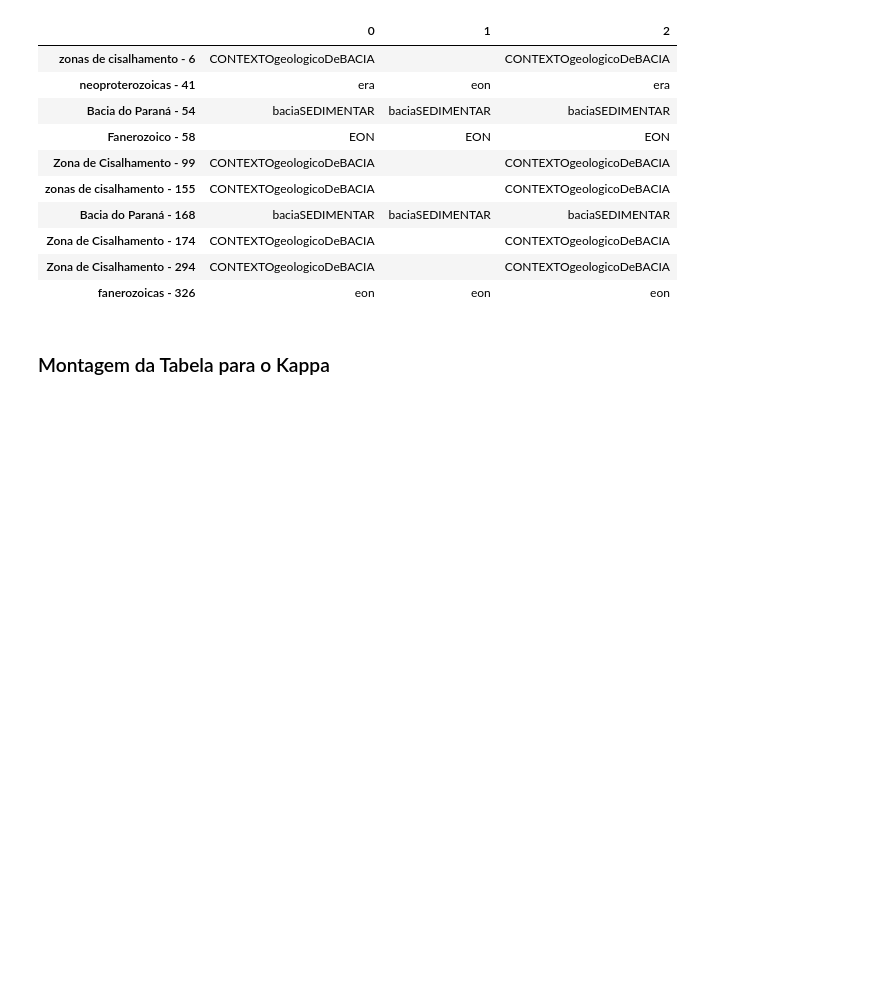
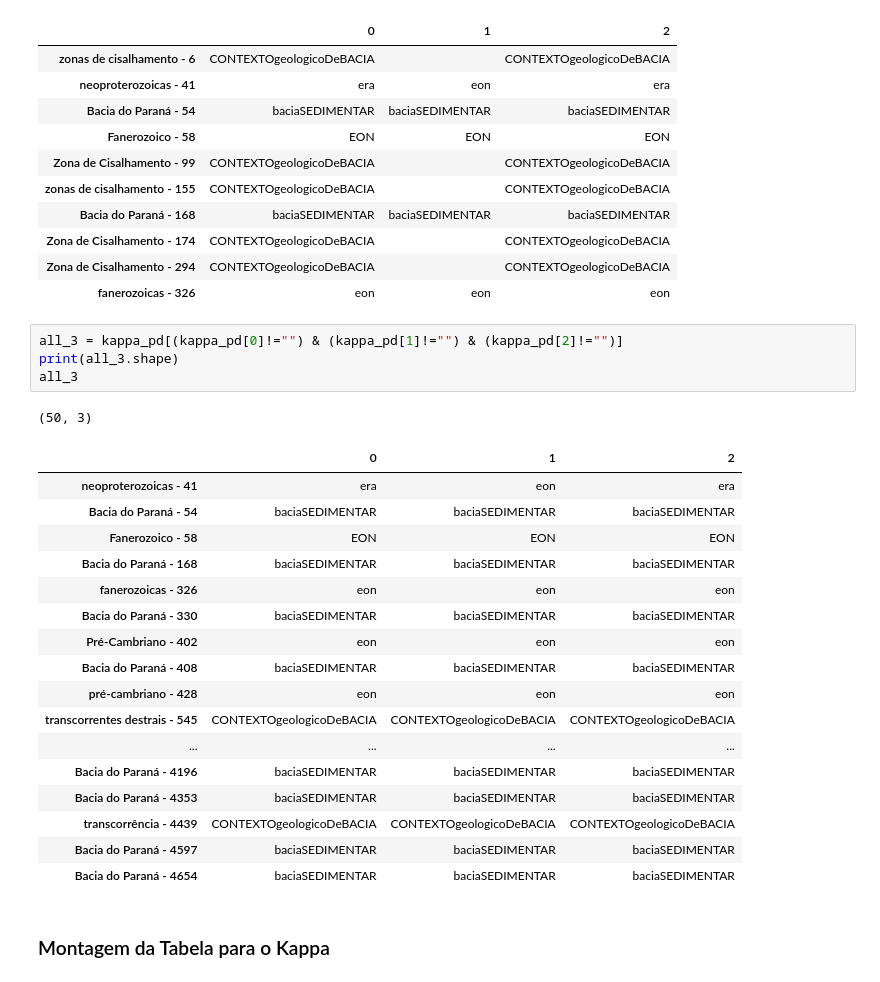
Before and after one commit to nlp-pucrs/idengeo, a Jupyter notebook: texto1/fleiss_kappa.ipynb, the cells around one changed output. Saved outputs shown, nothing was run; the diff lists cells and outputs as text; blank space fills up the shorter version.

```diff
--- a/texto1/fleiss_kappa.ipynb
+++ b/texto1/fleiss_kappa.ipynb
@@ -65,6 +65,29 @@ kappa_pd[:10]
 | Zona de Cisalhamento - 174 | CONTEXTOgeologicoDeBACIA |  | CONTEXTOgeologicoDeBACIA |
 | Zona de Cisalhamento - 294 | CONTEXTOgeologicoDeBACIA |  | CONTEXTOgeologicoDeBACIA |
 | fanerozoicas - 326 | eon | eon | eon |
+# %%
+all_3 = kappa_pd[(kappa_pd[0]!="") & (kappa_pd[1]!="") & (kappa_pd[2]!="")]
+print(all_3.shape)
+all_3
+# %% [output]
+(50, 3)
+|  | 0 | 1 | 2 |
+| neoproterozoicas - 41 | era | eon | era |
+| Bacia do Paraná - 54 | baciaSEDIMENTAR | baciaSEDIMENTAR | baciaSEDIMENTAR |
+| Fanerozoico - 58 | EON | EON | EON |
+| Bacia do Paraná - 168 | baciaSEDIMENTAR | baciaSEDIMENTAR | baciaSEDIMENTAR |
+| fanerozoicas - 326 | eon | eon | eon |
+| Bacia do Paraná - 330 | baciaSEDIMENTAR | baciaSEDIMENTAR | baciaSEDIMENTAR |
+| Pré-Cambriano - 402 | eon | eon | eon |
+| Bacia do Paraná - 408 | baciaSEDIMENTAR | baciaSEDIMENTAR | baciaSEDIMENTAR |
+| pré-cambriano - 428 | eon | eon | eon |
+| transcorrentes destrais - 545 | CONTEXTOgeologicoDeBACIA | CONTEXTOgeologicoDeBACIA | CONTEXTOgeologicoDeBACIA |
+| ... | ... | ... | ... |
+| Bacia do Paraná - 4196 | baciaSEDIMENTAR | baciaSEDIMENTAR | baciaSEDIMENTAR |
+| Bacia do Paraná - 4353 | baciaSEDIMENTAR | baciaSEDIMENTAR | baciaSEDIMENTAR |
+| transcorrência - 4439 | CONTEXTOgeologicoDeBACIA | CONTEXTOgeologicoDeBACIA | CONTEXTOgeologicoDeBACIA |
+| Bacia do Paraná - 4597 | baciaSEDIMENTAR | baciaSEDIMENTAR | baciaSEDIMENTAR |
+| Bacia do Paraná - 4654 | baciaSEDIMENTAR | baciaSEDIMENTAR | baciaSEDIMENTAR |
 # %% [markdown]
 ### Montagem da Tabela para o Kappa
 # %%
```
Also changed, not shown: 1 other file.
